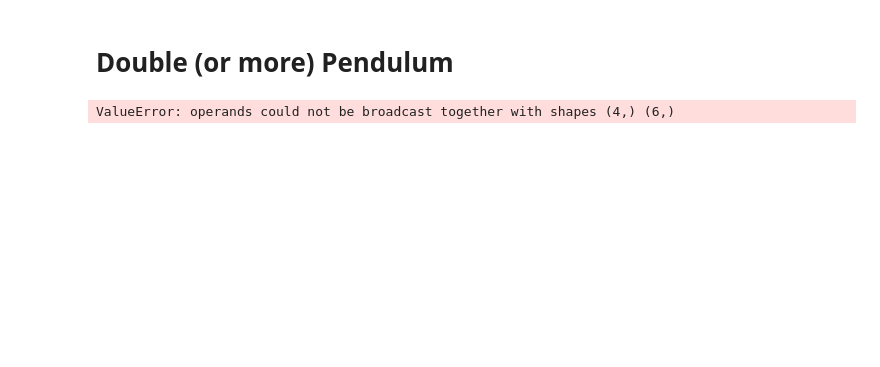
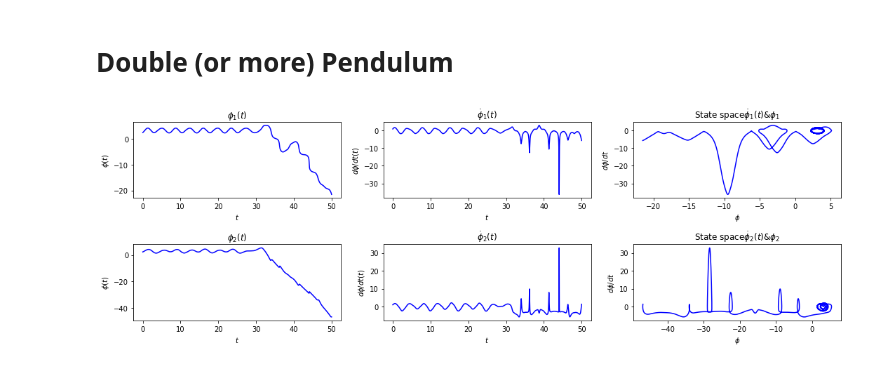
Before and after one commit to cthomps9/5300-Final-Project, a Jupyter notebook: FINAL_PROBLEM_1.ipynb, the cells around one changed output. Drawn from its saved outputs; the diff is of its cells as text; code cells hidden in the pictures; blank space fills up the shorter version.

```diff
--- a/FINAL_PROBLEM_1.ipynb
+++ b/FINAL_PROBLEM_1.ipynb
@@ -144,62 +136,83 @@ mass1 = 1.
 mass2 = 1.
 
 # Instantiate a pendulum
-p1 = LagrangianPendulum(L1=L1, L2=L2, g=g, mass1=mass1, mass2=mass2 )
+p1 = LagrangianDoublePendulum(L1=L1, L2=L2, g=g, mass1=mass1, mass2=mass2 )
 # %%
 # both plots: same initial conditions
 phi_1 = (3./4.)*np.pi
 phi_dot_1 = 1.
-phi_double_dot_1 = np.pi
 phi_2 = (3./4.)*np.pi
 phi_dot_2 = 1.
-phi_double_dot_2 = np.pi
-phi_1, phi_dot_1, phi_double_dot_1, \
-phi_2, phi_dot_2, phi_double_dot_2 = p1.solve_ode(t_pts, phi_1, phi_dot_1, \
-                                                  phi_double_dot_1, phi_2, \
-                                                  phi_dot_2, phi_double_dot_2)
+phi_1, phi_dot_1, phi_2, phi_dot_2 = p1.solve_ode(t_pts, phi_1, phi_dot_1, phi_2, phi_dot_2)
 # start the plot!
 fig = plt.figure(figsize=(15,5))
-overall_title = 'Simple pendulum from Lagrangian:  ' + \
-                rf' $\omega_0 = {p1.omega_0:.2f},$' + \
-                rf'  $\phi_0 = {phi_0:.2f},$' + \
-                rf' $\dot\phi_0 = {phi_dot_0:.2f}$' + \
-                '\n'     # \n means a new line (adds some space here)
-fig.suptitle(overall_title, va='baseline')
-
-# first plot: phi plot
-ax_a = fig.add_subplot(1,3,1)
+# first plot: phi_1 plot
+ax_a = fig.add_subplot(2,3,1)
 
 start, stop = start_stop_indices(t_pts, t_start, t_end)
-plot_y_vs_x(t_pts[start : stop], phi[_1start : stop],
+plot_y_vs_x(t_pts[start : stop], phi_1[start : stop],
             axis_labels=phi_vs_time_labels,
             color='blue',
             label=None,
-            title=r'$\phi(t)$',
+            title=r'$\phi_1(t)$',
             ax=ax_a)
 
-# second plot: phi_dot plot
-ax_b = fig.add_subplot(1,3,2)
+# second plot: phi_dot_1 plot
+ax_b = fig.add_subplot(2,3,2)
 
 start, stop = start_stop_indices(t_pts, t_start, t_end)
 plot_y_vs_x(t_pts[start : stop], phi_dot_1[start : stop],
             axis_labels=phi_dot_vs_time_labels,
             color='blue',
             label=None,
-            title=r'$\dot\phi(t)$',
+            title=r'$\dot\phi_1(t)$',
             ax=ax_b)
 
 # third plot: state space plot from t=30 to t=50
-ax_c = fig.add_subplot(1,3,3)
+ax_c = fig.add_subplot(2,3,3)
 
 start, stop = start_stop_indices(t_pts, t_start, t_end)
-plot_y_vs_x(phi[start : stop], phi_double_dot_1[start : stop],
+plot_y_vs_x(phi_1[start : stop], phi_dot_1[start : stop],
             axis_labels=state_space_labels,
             color='blue',
             label=None,
-            title='State space',
+            title='State space'r'$\dot\phi_1(t) & \phi_1$',
             ax=ax_c)
 
+# fourth plot: phi_2 plot
+ax_d = fig.add_subplot(2,3,4)
+
+start, stop = start_stop_indices(t_pts, t_start, t_end)
+plot_y_vs_x(t_pts[start : stop], phi_2[start : stop],
+            axis_labels=phi_vs_time_labels,
+            color='blue',
+            label=None,
+            title=r'$\phi_2(t)$',
+            ax=ax_d)
+
+# fifth plot: phi_dot_2 plot
+ax_e = fig.add_subplot(2,3,5)
+
+start, stop = start_stop_indices(t_pts, t_start, t_end)
+plot_y_vs_x(t_pts[start : stop], phi_dot_2[start : stop],
+            axis_labels=phi_dot_vs_time_labels,
+            color='blue',
+            label=None,
+            title=r'$\dot\phi_2(t)$',
+            ax=ax_e)
+
+# sixth plot: state space plot from t=30 to t=50
+ax_f = fig.add_subplot(2,3,6)
+
+start, stop = start_stop_indices(t_pts, t_start, t_end)
+plot_y_vs_x(phi_2[start : stop], phi_dot_2[start : stop],
+            axis_labels=state_space_labels,
+            color='blue',
+            label=None,
+            title='State space'r'$\dot\phi_2(t)&\phi_2$',
+            ax=ax_f)
+
 fig.tight_layout()
-fig.savefig('simple_pendulum_Lagrange.png', bbox_inches='tight')
+fig.savefig('Double_pendulum_.png', bbox_inches='tight')
 # %% [output]
-ValueError: operands could not be broadcast together with shapes (4,) (6,)
+[figure, added]
```
Also changed, not shown: parts of 1 cell of this notebook, 1 other file.
